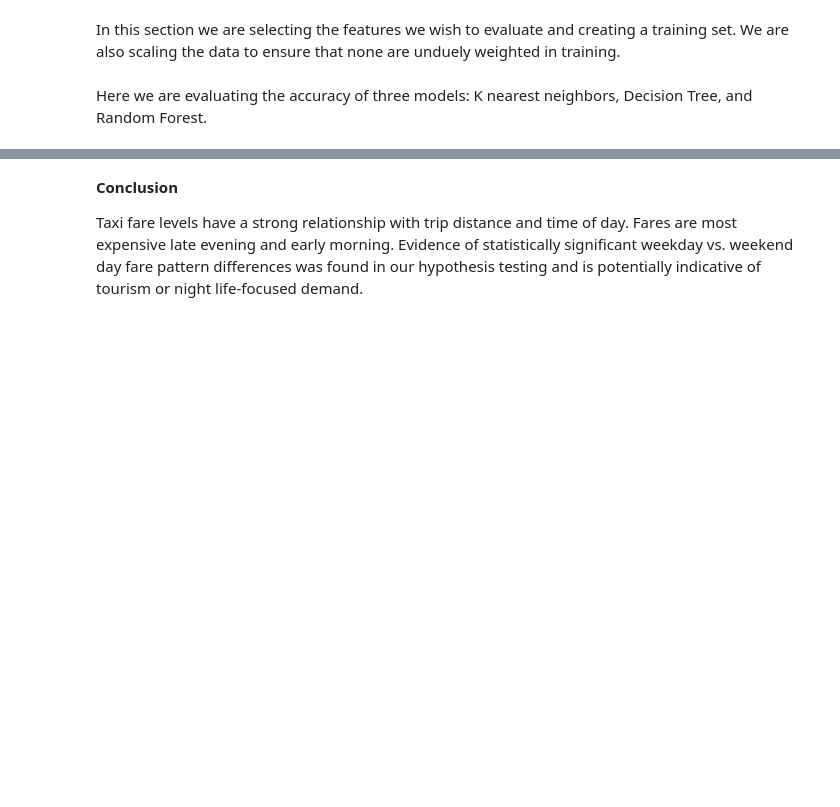
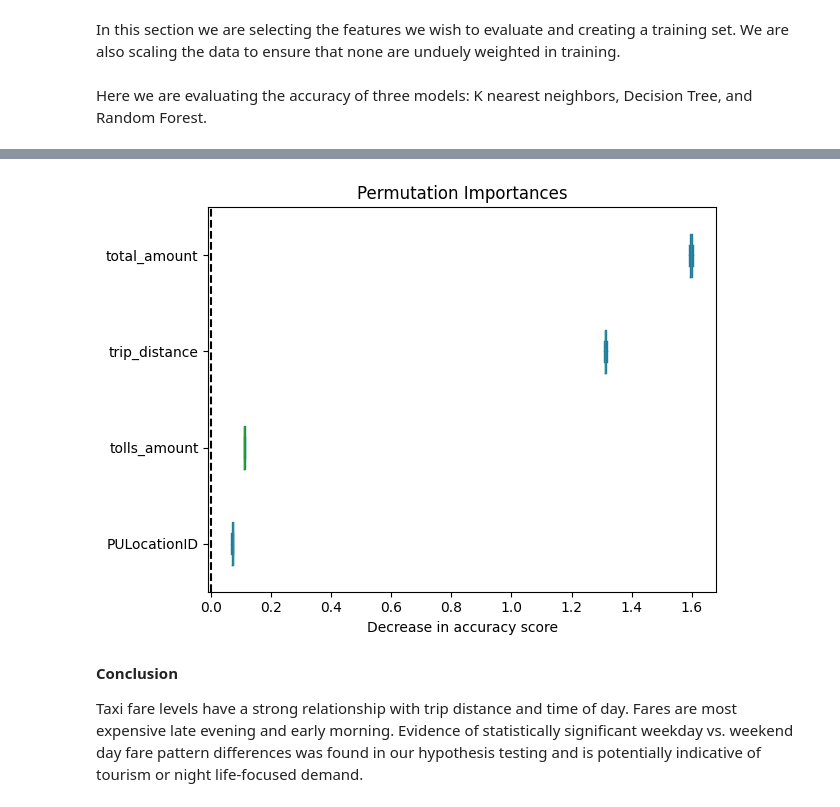
Before and after one commit to sayeenaresh/CMSC320-Final-Project, a Jupyter notebook: Data_analysis.ipynb, the cells around one changed output, grey strips where cells are left out. Cells and saved outputs as stored; diff of their text form; code cells hidden in the pictures; blank space fills up the shorter version.

```diff
--- a/Data_analysis.ipynb
+++ b/Data_analysis.ipynb
@@ -555,14 +560,16 @@ plt.show()
 # %%
-sorted_importances_idx = importance.importances_mean.argsort()
+sorted_importances_idx = result.importances_mean.argsort()
 importances = pd.DataFrame(
     result.importances[sorted_importances_idx].T,
     columns=X.columns[sorted_importances_idx],
 )
 ax = importances.plot.box(vert=False, whis=10)
-ax.set_title("Permutation Importances (test set)")
+ax.set_title("Permutation Importances")
 ax.axvline(x=0, color="k", linestyle="--")
 ax.set_xlabel("Decrease in accuracy score")
 ax.figure.tight_layout()
+# %% [output]
+[figure, added]
 # %% [markdown]
 **Conclusion**
 
```
Also changed, not shown: parts of 5 cells of this notebook.
